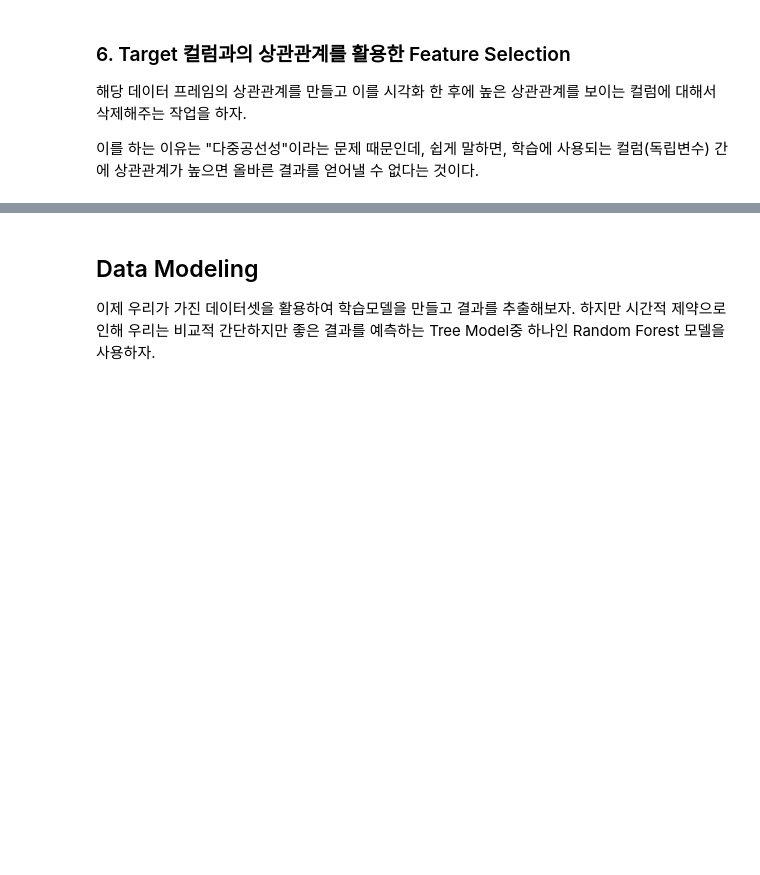
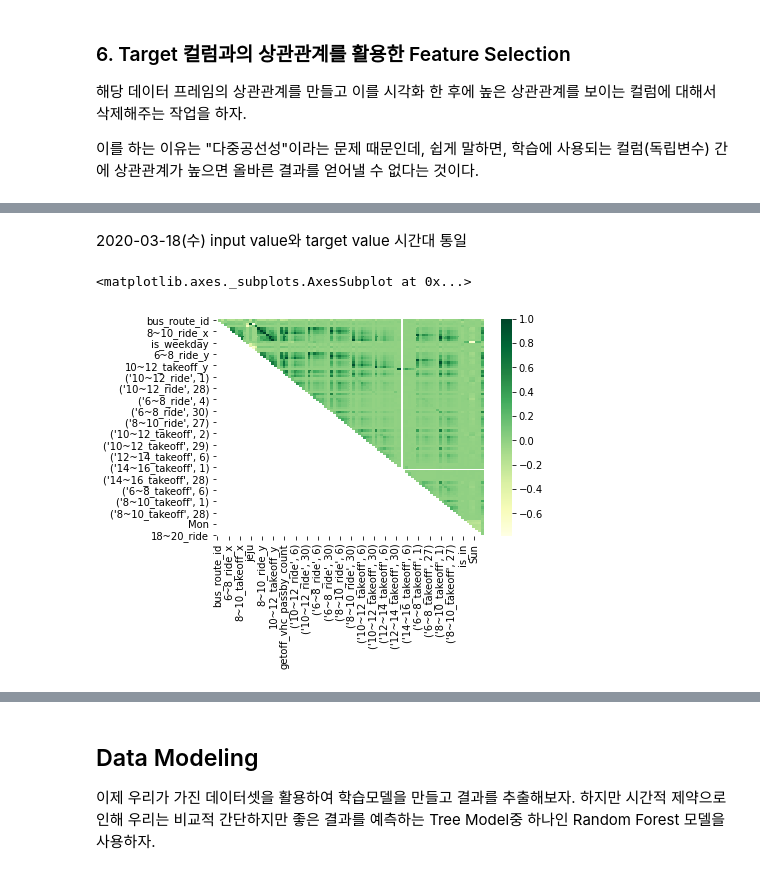
Before and after one commit to JerryKwon/Dacon_Supporters_1st, a Jupyter notebook: submissions/1st_week/[데이콘 서포터즈 1기_권영인] How much heck the bus is in jeju than seoul_1st week.ipynb, the cells around one changed output, grey strips where cells are left out. Cells and saved outputs as stored; diff of their text form; code cells hidden in the pictures; blank space fills up the shorter version.

Commit message:
input value 와 target value의 시간 간격 통일

```diff
--- a/submissions/1st_week/[데이콘 서포터즈 1기_권영인] How much heck the bus is in jeju than seoul_1st week.ipynb
+++ b/submissions/1st_week/[데이콘 서포터즈 1기_권영인] How much heck the bus is in jeju than seoul_1st week.ipynb
@@ -1761,6 +2078,20 @@ df_merged_X_test["is_in"]= df_merged_X_test.in_out.apply(lambda x:in_out_convert
 
 df_merged_X_train.drop(columns="in_out",axis=1,inplace=True)
 df_merged_X_test.drop(columns="in_out",axis=1,inplace=True)
+
+#20200316
+df_merged_X_train2["is_in"]= df_merged_X_train2.in_out.apply(lambda x:in_out_converter(x))
+df_merged_X_test2["is_in"]= df_merged_X_test2.in_out.apply(lambda x:in_out_converter(x))
+
+df_merged_X_train2.drop(columns="in_out",axis=1,inplace=True)
+df_merged_X_test2.drop(columns="in_out",axis=1,inplace=True)
+
+#20200318
+df_merged_X_train3["is_in"]= df_merged_X_train3.in_out.apply(lambda x:in_out_converter(x))
+df_merged_X_test3["is_in"]= df_merged_X_test3.in_out.apply(lambda x:in_out_converter(x))
+
+df_merged_X_train3.drop(columns="in_out",axis=1,inplace=True)
+df_merged_X_test3.drop(columns="in_out",axis=1,inplace=True)
 # %%
 df_merged_X_train.head()
 # %% [output]
@@ -1822,0 +2189,21 @@ assert df_merged_X_test.isnull().sum().max() == 0
+# %%
+encoder = OneHotEncoder()
+encoder.fit(df_merged_X_train3.day_name.values.reshape(-1,1))
+result = encoder.transform(df_merged_X_train3.day_name.values.reshape(-1,1))
+
+list_dayname = []
+for element in encoder.get_feature_names():
+  list_dayname.append(element[3:])
+
+df_merged_X_train3_dayname = pd.DataFrame(result.todense(),columns =list_dayname)
+df_merged_X_train3_dayname= df_merged_X_train3_dayname.loc[:,df_merged_X_train3_dayname.columns[:-1]]
+
+result = encoder.transform(df_merged_X_test3.day_name.values.reshape(-1,1))
+
+df_merged_X_test3_dayname = pd.DataFrame(result.todense(),columns =list_dayname)
+df_merged_X_test3_dayname = df_merged_X_test3_dayname.loc[:,df_merged_X_test3_dayname.columns[:-1]]
+
+df_merged_X_train3.drop("day_name",axis=1,inplace=True)
+df_merged_X_train3 = pd.concat([df_merged_X_train3,df_merged_X_train3_dayname],axis=1)
+df_merged_X_test3.drop("day_name",axis=1,inplace=True)
+df_merged_X_test3 = pd.concat([df_merged_X_test3,df_merged_X_test3_dayname],axis=1)
@@ -1868,3 +2265,16 @@ list_drop_col = df_merged_X_train_corr_btw_values.loc[df_merged_X_train_corr_btw
 
 df_merged_X_train.drop(columns=list_drop_col,axis=1,inplace=True)
 df_merged_X_test.drop(columns=list_drop_col,axis=1,inplace=True)
+# %% [markdown]
+2020-03-18(수) input value와 target value 시간대 통일
+# %%
+df_merged_X_train3 = pd.concat([df_merged_X_train3.loc[:,df_merged_X_train3.columns[1:]],target],axis=1)
+df_merged_X_train3.head()
+
+df_merged_X_train3_corr = df_merged_X_train3.corr()
+
+df_merged_X_train3_corr_triu = df_merged_X_train3_corr.where(np.triu(np.ones(df_merged_X_train3_corr.shape),k=1).astype(np.bool))
+sns.heatmap(df_merged_X_train3_corr_triu,cmap=plt.cm.YlGn)
+# %% [output]
+<matplotlib.axes._subplots.AxesSubplot at 0x...>
+[figure, added]
```
Also changed, not shown: parts of 76 cells of this notebook.
